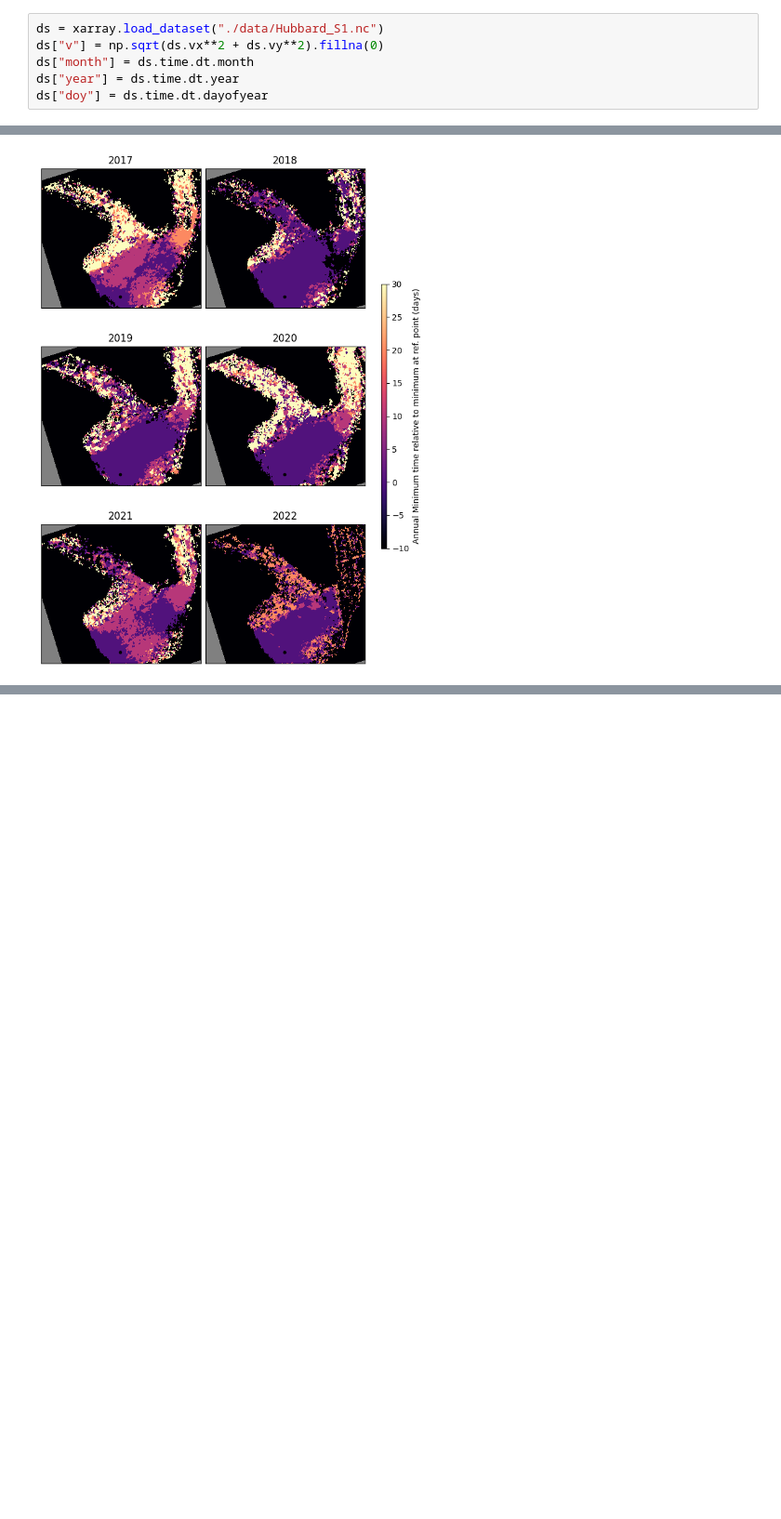
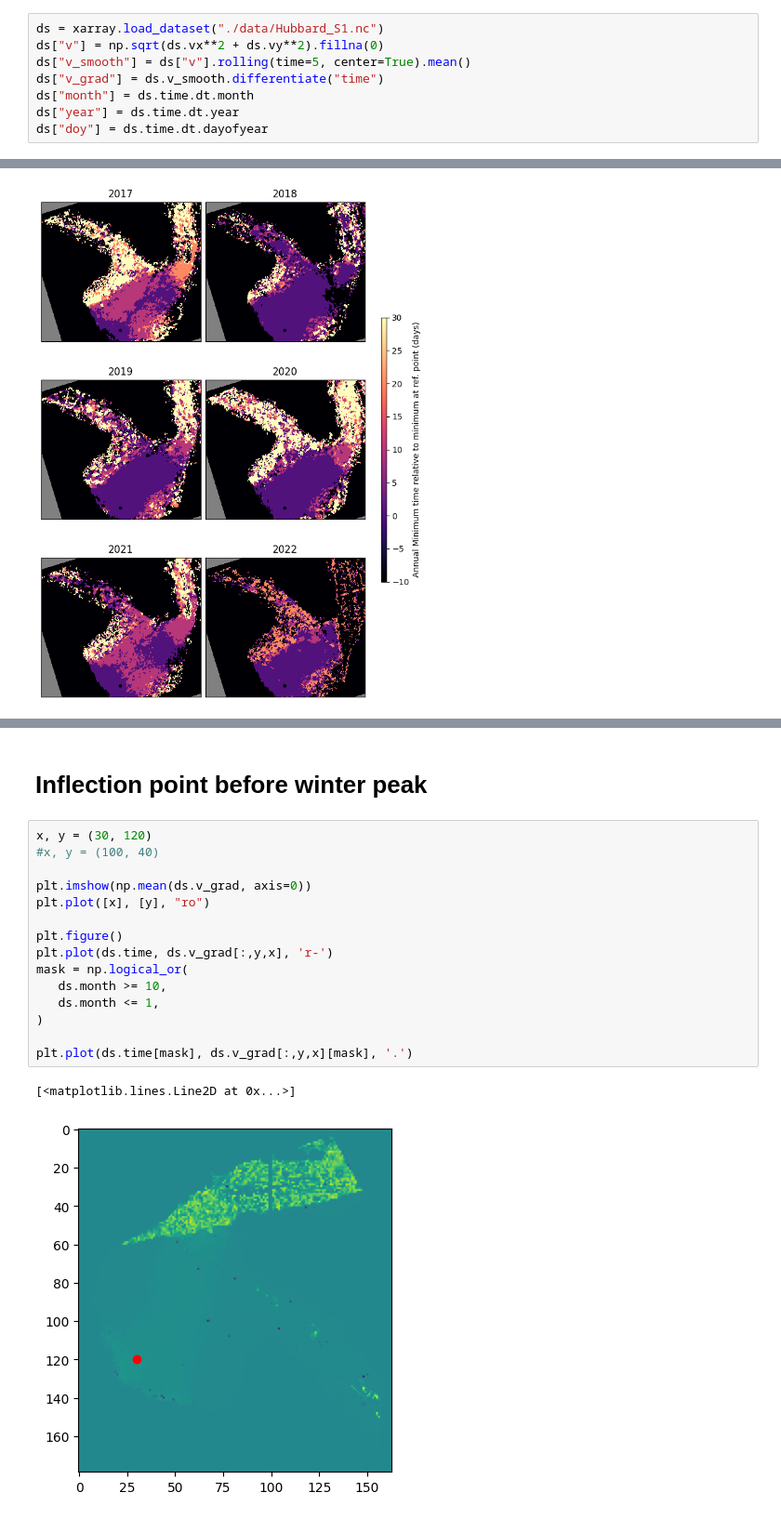
Before and after one commit to pohlan/Hubbard2024, a Jupyter notebook: make_paper_figures/peak_timing.ipynb, the cells around one changed output, grey strips where cells are left out. Shown at 93% size. Drawn from its saved outputs; the diff is of its cells as text; blank space fills up the shorter version.

Commit message:
update inflection point

```diff
--- a/make_paper_figures/peak_timing.ipynb
+++ b/make_paper_figures/peak_timing.ipynb
@@ -10,6 +10,8 @@ import pyproj
 # %%
 ds = xarray.load_dataset("./data/Hubbard_S1.nc")
 ds["v"] = np.sqrt(ds.vx**2 + ds.vy**2).fillna(0)
+ds["v_smooth"] = ds["v"].rolling(time=5, center=True).mean()
+ds["v_grad"] = ds.v_smooth.differentiate("time")
 ds["month"] = ds.time.dt.month
 ds["year"] = ds.time.dt.year
 ds["doy"] = ds.time.dt.dayofyear
@@ -244,0 +209,20 @@ fig.savefig("annual_minimum_time.png", bbox_inches="tight", dpi=300)
+# %% [markdown]
+# Inflection point before winter peak
+# %%
+x, y = (30, 120)
+#x, y = (100, 40)
+
+plt.imshow(np.mean(ds.v_grad, axis=0))
+plt.plot([x], [y], "ro")
+
+plt.figure()
+plt.plot(ds.time, ds.v_grad[:,y,x], 'r-')
+mask = np.logical_or(
+   ds.month >= 10,
+   ds.month <= 1,
+)
+
+plt.plot(ds.time[mask], ds.v_grad[:,y,x][mask], '.')
+# %% [output]
+[<matplotlib.lines.Line2D at 0x...>]
+[figure, added]
```
Also changed, not shown: parts of 3 cells of this notebook, 1 other file.
